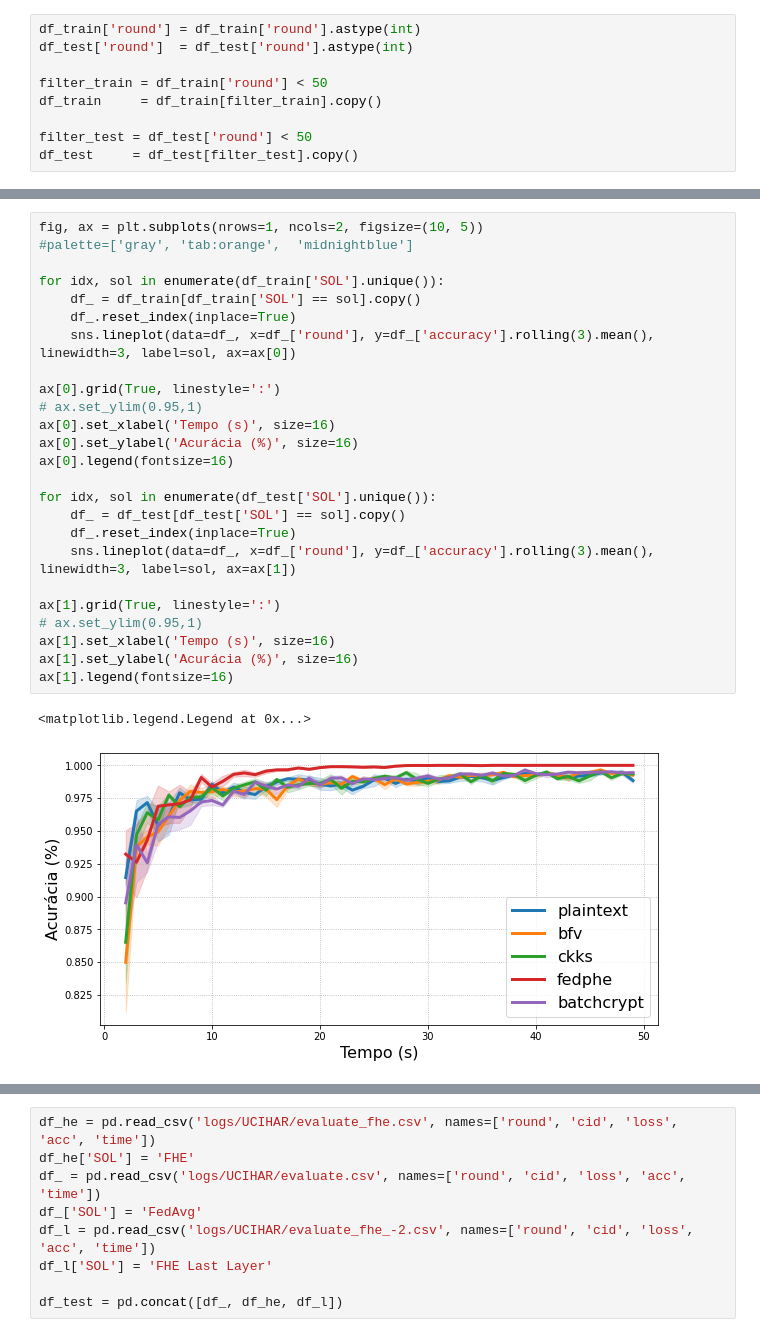
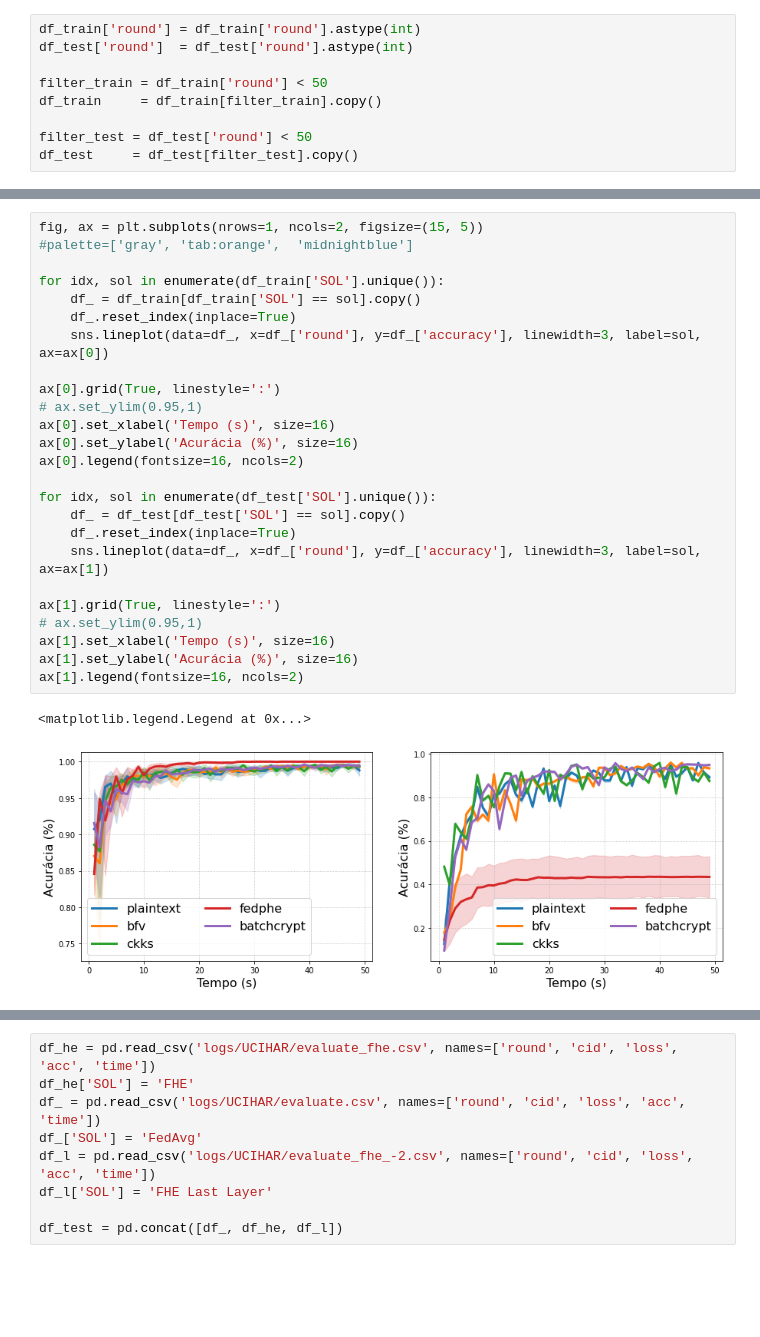
Before and after one commit to Numb4r/NVNL-FL, a Jupyter notebook: plot.ipynb, the cells around one changed output, grey strips where cells are left out. Saved outputs shown, nothing was run; the diff lists cells and outputs as text; blank space fills up the shorter version.

```diff
--- a/plot.ipynb
+++ b/plot.ipynb
@@ -34,31 +32,31 @@ KeyError: 'train_time'
 # %%
-fig, ax = plt.subplots(nrows=1, ncols=2, figsize=(10, 5))
+fig, ax = plt.subplots(nrows=1, ncols=2, figsize=(15, 5))
 #palette=['gray', 'tab:orange',  'midnightblue']
 
 for idx, sol in enumerate(df_train['SOL'].unique()):
     df_ = df_train[df_train['SOL'] == sol].copy()
     df_.reset_index(inplace=True)
-    sns.lineplot(data=df_, x=df_['round'], y=df_['accuracy'].rolling(3).mean(), linewidth=3, label=sol, ax=ax[0])
+    sns.lineplot(data=df_, x=df_['round'], y=df_['accuracy'], linewidth=3, label=sol, ax=ax[0])
 
 ax[0].grid(True, linestyle=':')
 # ax.set_ylim(0.95,1)
 ax[0].set_xlabel('Tempo (s)', size=16)
 ax[0].set_ylabel('Acurácia (%)', size=16)
-ax[0].legend(fontsize=16)
+ax[0].legend(fontsize=16, ncols=2)
 
 for idx, sol in enumerate(df_test['SOL'].unique()):
     df_ = df_test[df_test['SOL'] == sol].copy()
     df_.reset_index(inplace=True)
-    sns.lineplot(data=df_, x=df_['round'], y=df_['accuracy'].rolling(3).mean(), linewidth=3, label=sol, ax=ax[1])
+    sns.lineplot(data=df_, x=df_['round'], y=df_['accuracy'], linewidth=3, label=sol, ax=ax[1])
 
 ax[1].grid(True, linestyle=':')
 # ax.set_ylim(0.95,1)
 ax[1].set_xlabel('Tempo (s)', size=16)
 ax[1].set_ylabel('Acurácia (%)', size=16)
-ax[1].legend(fontsize=16)
+ax[1].legend(fontsize=16, ncols=2)
 # %% [output]
 <matplotlib.legend.Legend at 0x...>
-[figure, old version]
+[figure, new version]
 # %%
 fig, ax = plt.subplots(figsize=(10, 5))
 
```
Also changed, not shown: parts of 5 cells of this notebook, 1 other file.
